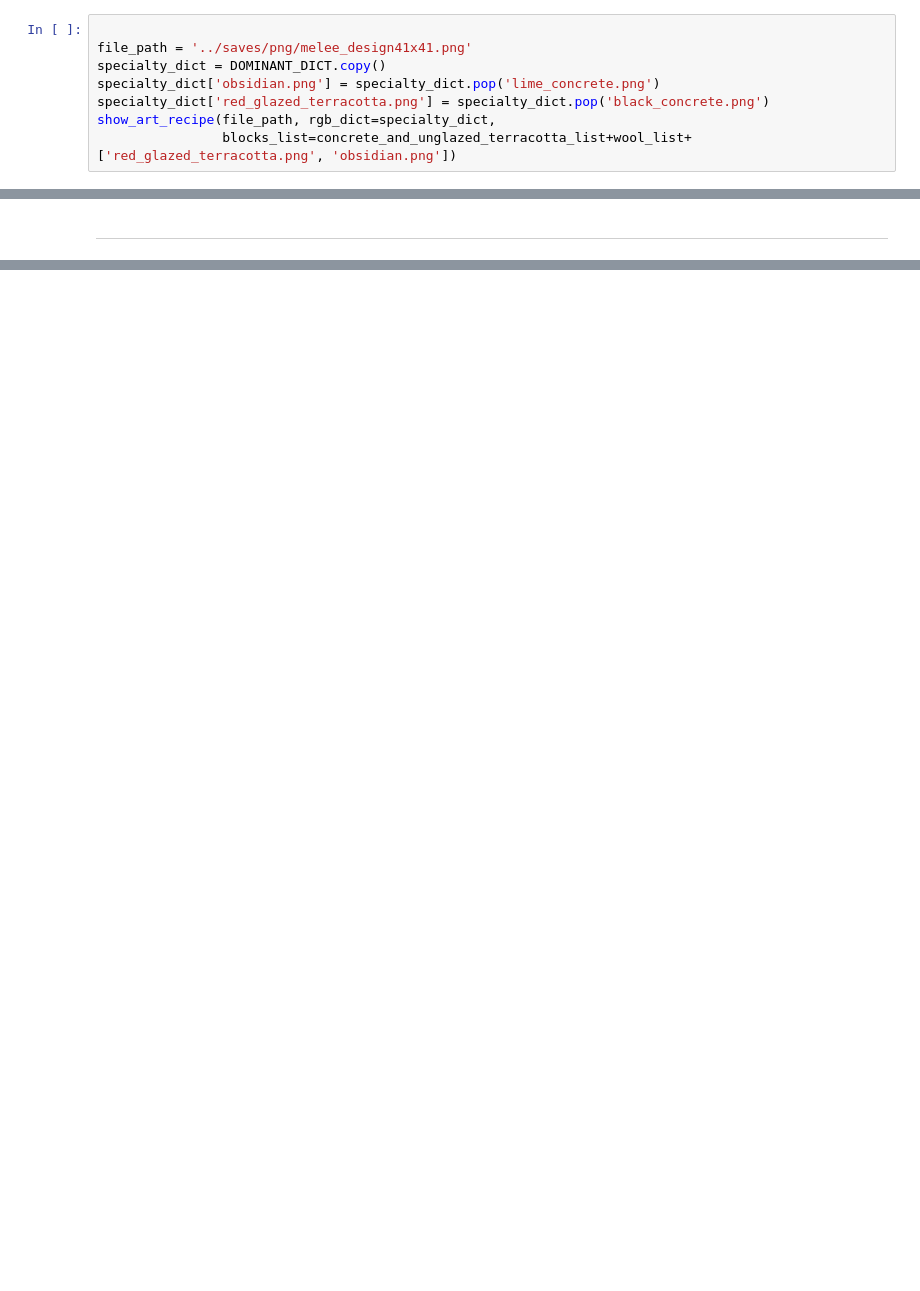
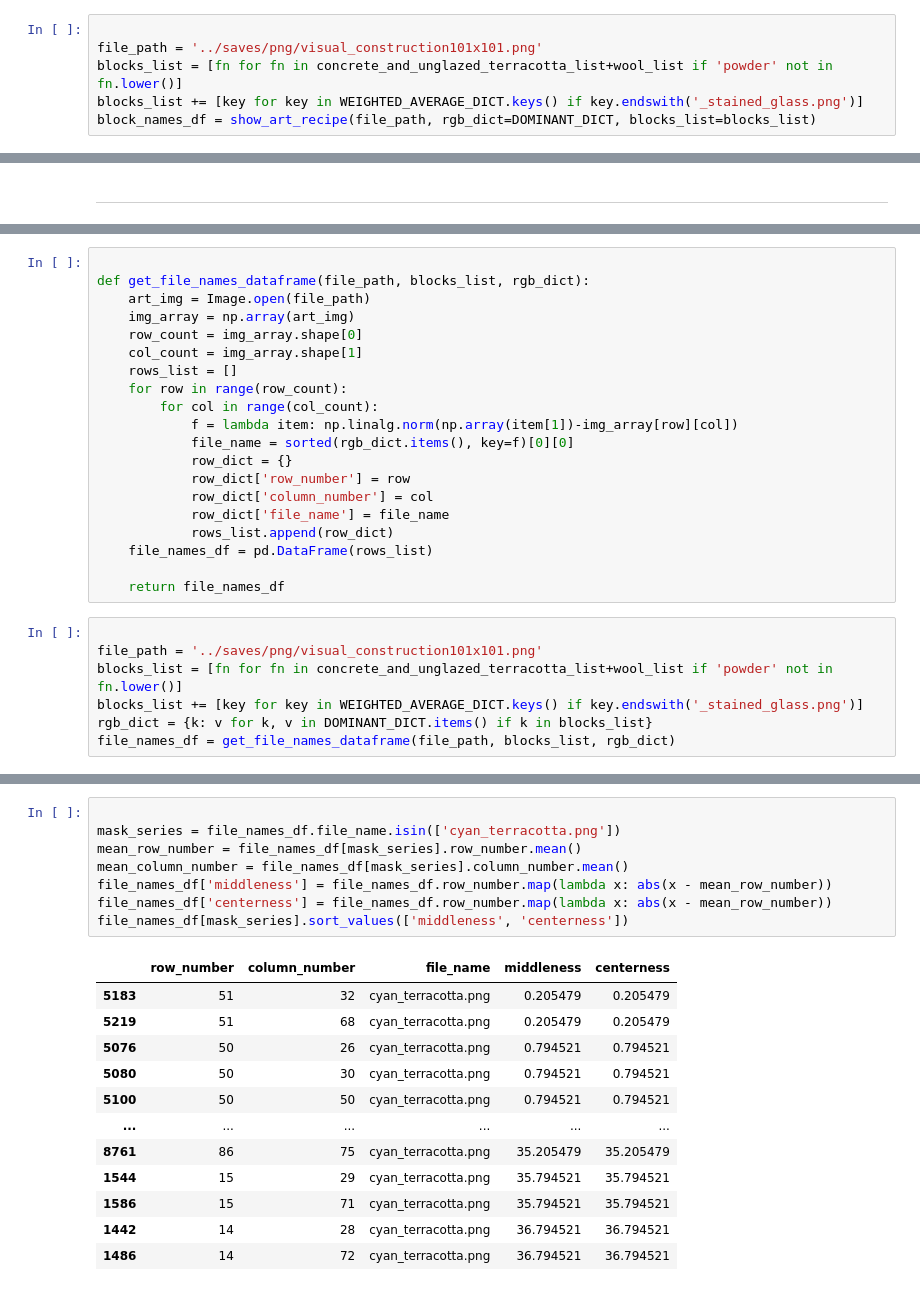
Before and after one commit to dbabbitt/MineCraft, a Jupyter notebook: ipynb/Pixel Art Recipes.ipynb, the cells around one changed output, grey strips where cells are left out. Drawn from its saved outputs; the diff is of its cells as text; blank space fills up the shorter version.

```diff
--- a/ipynb/Pixel Art Recipes.ipynb
+++ b/ipynb/Pixel Art Recipes.ipynb
@@ -490,10 +414,8 @@ specialty_dict.pop('lime_concrete.png')
 # %%
 
-file_path = '../saves/png/melee_design41x41.png'
-specialty_dict = DOMINANT_DICT.copy()
-specialty_dict['obsidian.png'] = specialty_dict.pop('lime_concrete.png')
-specialty_dict['red_glazed_terracotta.png'] = specialty_dict.pop('black_concrete.png')
-show_art_recipe(file_path, rgb_dict=specialty_dict,
-                blocks_list=concrete_and_unglazed_terracotta_list+wool_list+['red_glazed_terracotta.png', 'obsidian.png'])
+file_path = '../saves/png/visual_construction101x101.png'
+blocks_list = [fn for fn in concrete_and_unglazed_terracotta_list+wool_list if 'powder' not in fn.lower()]
+blocks_list += [key for key in WEIGHTED_AVERAGE_DICT.keys() if key.endswith('_stained_glass.png')]
+block_names_df = show_art_recipe(file_path, rgb_dict=DOMINANT_DICT, blocks_list=blocks_list)
 # %% [output]
 [interactive output not drawn]
@@ -524,0 +442,27 @@ sorted(concrete_and_unglazed_terracotta_list+wool_list)
+# %%
+
+def get_file_names_dataframe(file_path, blocks_list, rgb_dict):
+    art_img = Image.open(file_path)
+    img_array = np.array(art_img)
+    row_count = img_array.shape[0]
+    col_count = img_array.shape[1]
+    rows_list = []
+    for row in range(row_count):
+        for col in range(col_count):
+            f = lambda item: np.linalg.norm(np.array(item[1])-img_array[row][col])
+            file_name = sorted(rgb_dict.items(), key=f)[0][0]
+            row_dict = {}
+            row_dict['row_number'] = row
+            row_dict['column_number'] = col
+            row_dict['file_name'] = file_name
+            rows_list.append(row_dict)
+    file_names_df = pd.DataFrame(rows_list)
+
+    return file_names_df
+# %%
+
+file_path = '../saves/png/visual_construction101x101.png'
+blocks_list = [fn for fn in concrete_and_unglazed_terracotta_list+wool_list if 'powder' not in fn.lower()]
+blocks_list += [key for key in WEIGHTED_AVERAGE_DICT.keys() if key.endswith('_stained_glass.png')]
+rgb_dict = {k: v for k, v in DOMINANT_DICT.items() if k in blocks_list}
+file_names_df = get_file_names_dataframe(file_path, blocks_list, rgb_dict)
@@ -524,0 +486,21 @@ sorted(concrete_and_unglazed_terracotta_list+wool_list)
+# %%
+
+mask_series = file_names_df.file_name.isin(['cyan_terracotta.png'])
+mean_row_number = file_names_df[mask_series].row_number.mean()
+mean_column_number = file_names_df[mask_series].column_number.mean()
+file_names_df['middleness'] = file_names_df.row_number.map(lambda x: abs(x - mean_row_number))
+file_names_df['centerness'] = file_names_df.row_number.map(lambda x: abs(x - mean_row_number))
+file_names_df[mask_series].sort_values(['middleness', 'centerness'])
+# %% [output]
+|  | row_number | column_number | file_name | middleness | centerness |
+| 5183 | 51 | 32 | cyan_terracotta.png | 0.205479 | 0.205479 |
+| 5219 | 51 | 68 | cyan_terracotta.png | 0.205479 | 0.205479 |
+| 5076 | 50 | 26 | cyan_terracotta.png | 0.794521 | 0.794521 |
+| 5080 | 50 | 30 | cyan_terracotta.png | 0.794521 | 0.794521 |
+| 5100 | 50 | 50 | cyan_terracotta.png | 0.794521 | 0.794521 |
+| ... | ... | ... | ... | ... | ... |
+| 8761 | 86 | 75 | cyan_terracotta.png | 35.205479 | 35.205479 |
+| 1544 | 15 | 29 | cyan_terracotta.png | 35.794521 | 35.794521 |
+| 1586 | 15 | 71 | cyan_terracotta.png | 35.794521 | 35.794521 |
+| 1442 | 14 | 28 | cyan_terracotta.png | 36.794521 | 36.794521 |
+| 1486 | 14 | 72 | cyan_terracotta.png | 36.794521 | 36.794521 |
```
Also changed, not shown: parts of 29 cells of this notebook, 18 other files.
